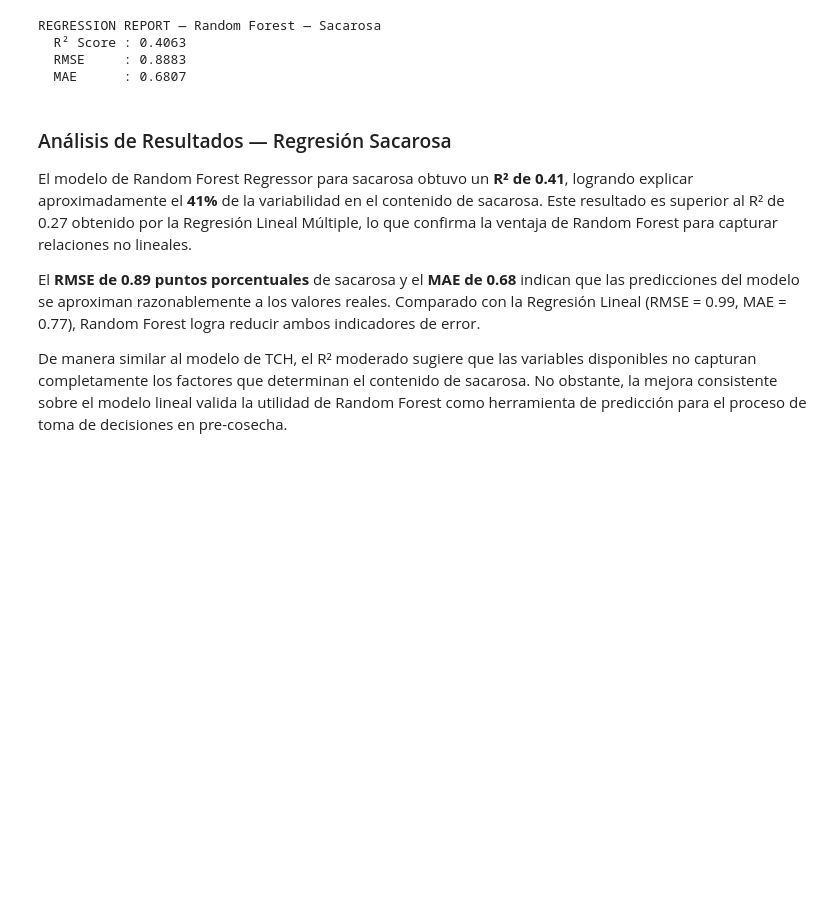
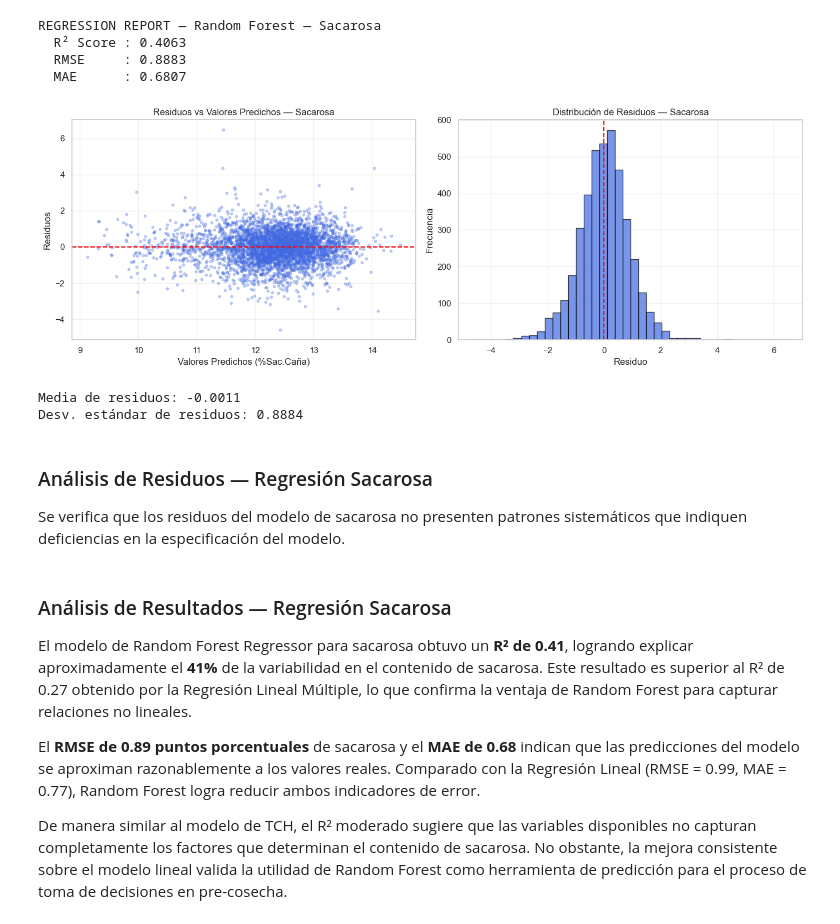
Before and after one commit to luiscadn/ProvidenciaCane-Harvest-Forecasting-ML, a Jupyter notebook: notebooks/04_Random_Forest.ipynb, the cells around one changed output. Cells and saved outputs as stored; diff of their text form; code cells hidden in the pictures; blank space fills up the shorter version.

```diff
--- a/notebooks/04_Random_Forest.ipynb
+++ b/notebooks/04_Random_Forest.ipynb
@@ -599,6 +673,40 @@ REGRESSION REPORT — Random Forest — Sacarosa
   R² Score : 0.4063
   RMSE     : 0.8883
   MAE      : 0.6807
+# %%
+# Gráfico de Residuos para Regresión Sacarosa
+residuos_sac = y_test_rs - y_pred_rs
+
+fig, axes = plt.subplots(1, 2, figsize=(14, 5))
+
+axes[0].scatter(y_pred_rs, residuos_sac, alpha=0.3, s=10, color='royalblue')
+axes[0].axhline(y=0, color='red', linestyle='--', linewidth=1.5)
+axes[0].set_xlabel('Valores Predichos (%Sac.Caña)')
+axes[0].set_ylabel('Residuos')
+axes[0].set_title('Residuos vs Valores Predichos — Sacarosa')
+axes[0].grid(True, alpha=0.3)
+
+axes[1].hist(residuos_sac, bins=40, color='royalblue', alpha=0.7, edgecolor='black')
+axes[1].axvline(x=0, color='red', linestyle='--', linewidth=1.5)
+axes[1].set_xlabel('Residuo')
+axes[1].set_ylabel('Frecuencia')
+axes[1].set_title('Distribución de Residuos — Sacarosa')
+axes[1].grid(True, alpha=0.3)
+
+plt.tight_layout()
+plt.show()
+
+print(f"Media de residuos: {residuos_sac.mean():.4f}")
+print(f"Desv. estándar de residuos: {residuos_sac.std():.4f}")
+# %% [output]
+[figure, added]
+Media de residuos: -0.0011
+Desv. estándar de residuos: 0.8884
+# %% [markdown]
+### Análisis de Residuos — Regresión Sacarosa
+
+Se verifica que los residuos del modelo de sacarosa no presenten patrones sistemáticos que indiquen
+deficiencias en la especificación del modelo.
 # %% [markdown]
 ### Análisis de Resultados — Regresión Sacarosa
 
```
Also changed, not shown: parts of 5 cells of this notebook.
